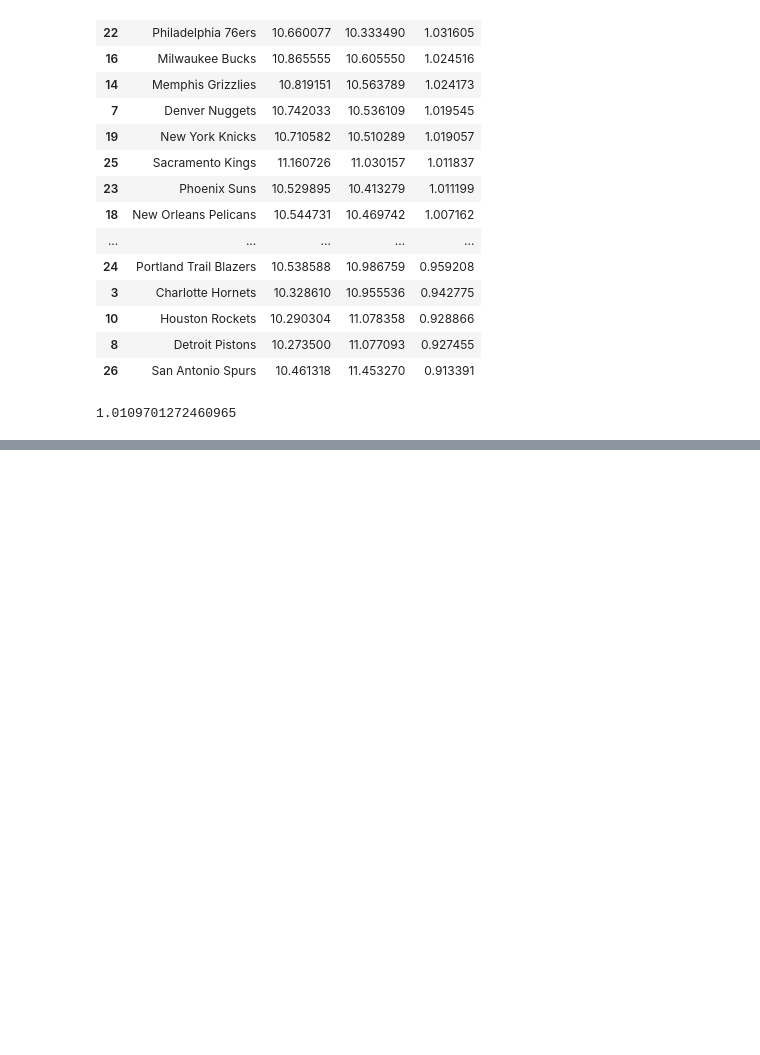
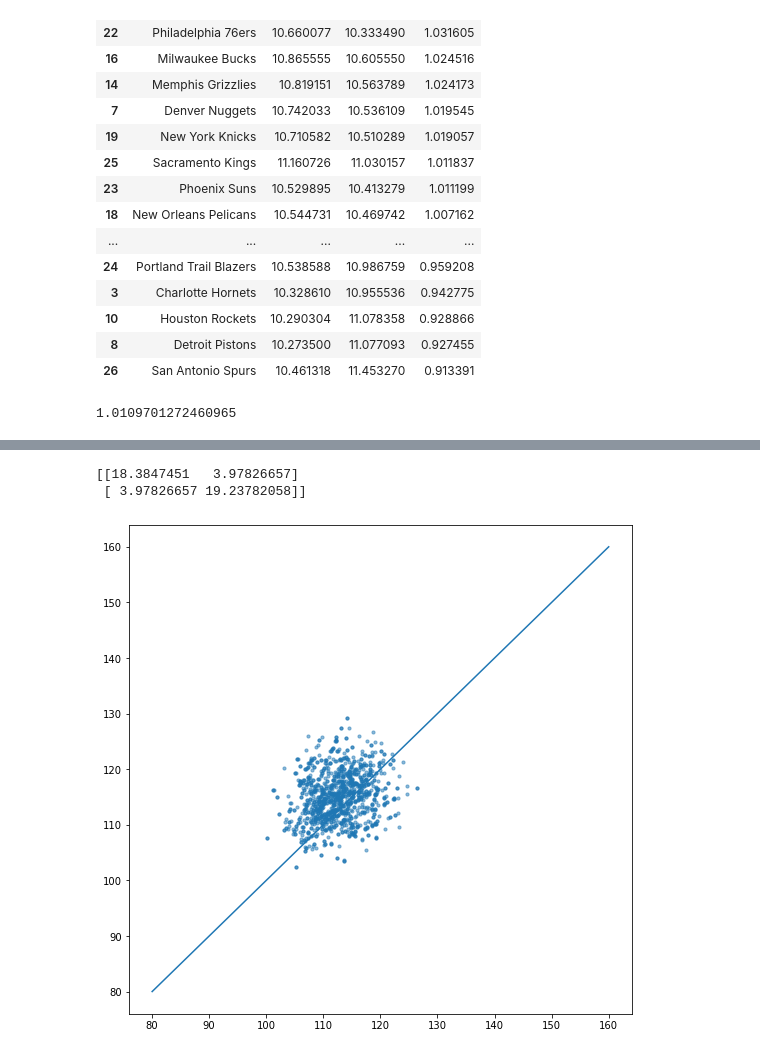
Before and after one commit to daviderics/Basketball-Model, a Jupyter notebook: bball_modeler.ipynb, the cells around one changed output, grey strips where cells are left out. Drawn from its saved outputs; the diff is of its cells as text; code cells hidden in the pictures; blank space fills up the shorter version.

```diff
--- a/bball_modeler.ipynb
+++ b/bball_modeler.ipynb
@@ -279,0 +393,16 @@ par_dict.loc[par_dict['team']=='Detroit Pistons','offense'].iloc[0]
+# %%
+fig, ax = plt.subplots(figsize=(9,9))
+
+ax.scatter(games_model['away_score'] / (1.0 + games_model['ot']*5/48),
+           games_model['home_score'] / (1.0 + games_model['ot']*5/48),
+           alpha=0.5,
+           s=10)
+
+ax.plot([80,160],[80,160])
+
+print(np.cov(games_model['away_score'] / (1.0 + games_model['ot']*5/48),
+             games_model['home_score'] / (1.0 + games_model['ot']*5/48)))
+# %% [output]
+[[18.3847451   3.97826657]
+ [ 3.97826657 19.23782058]]
+[figure, added]
```
Also changed, not shown: parts of 11 cells of this notebook.
